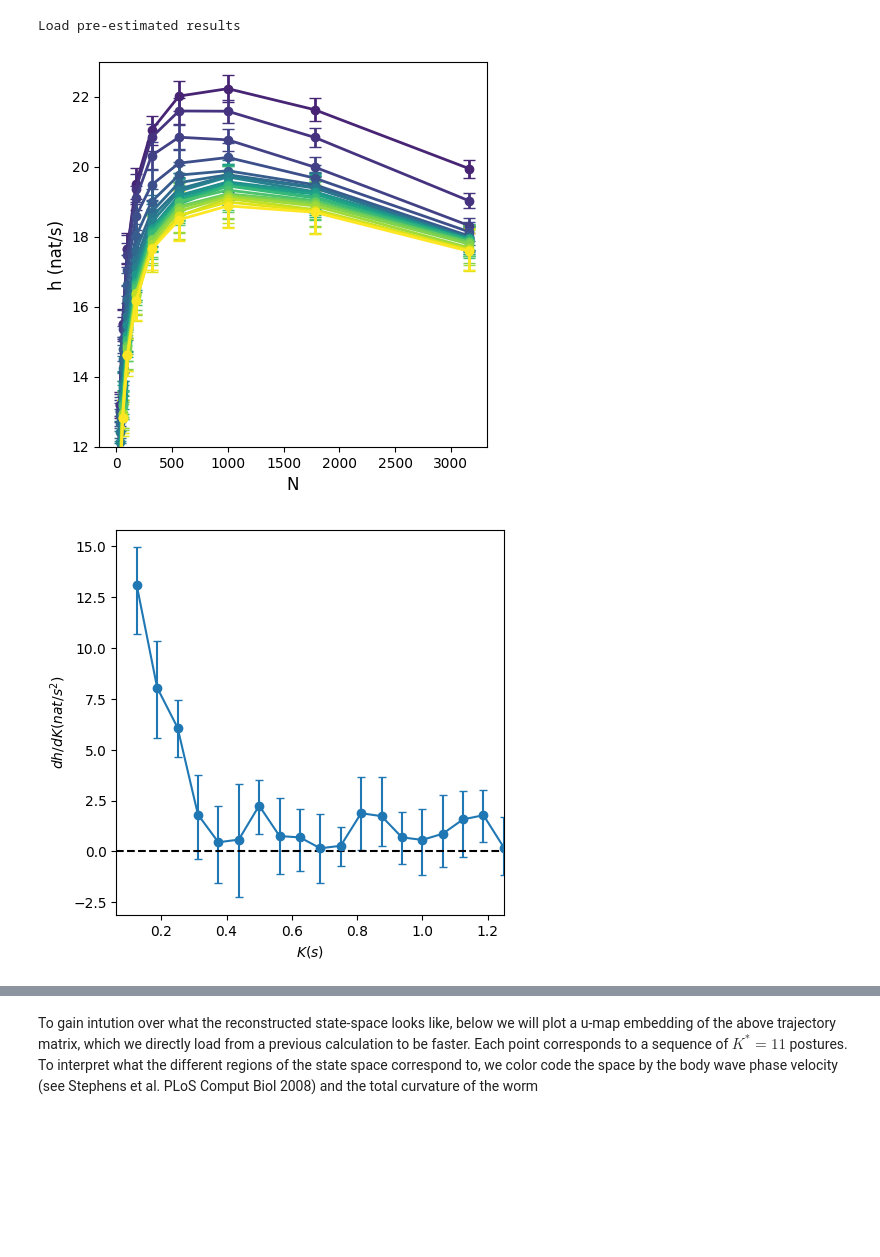
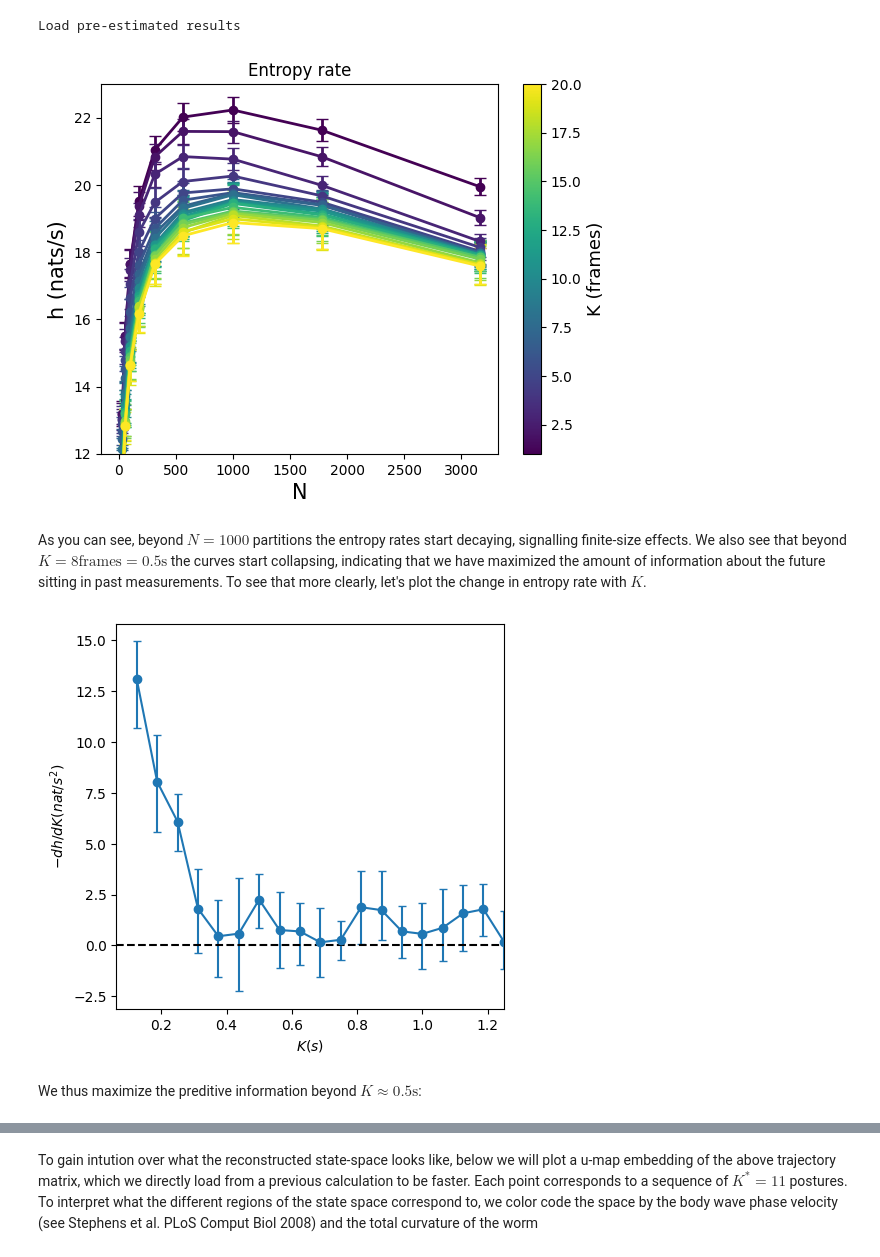
Before and after one commit to AntonioCCosta/DPG_PhysicsBehavior_2026, a Jupyter notebook: notebooks/notebook_4_worm.ipynb, the cells around one changed output, grey strips where cells are left out. Cells and saved outputs as stored; diff of their text form; code cells hidden in the pictures; blank space fills up the shorter version.

```diff
--- a/notebooks/notebook_4_worm.ipynb
+++ b/notebooks/notebook_4_worm.ipynb
@@ -185,26 +184,48 @@ f.close()
 # %% [output]
 Load pre-estimated results
 # %%
-plt.figure(figsize=(5,5))
-colors_K = plt.cm.viridis(np.linspace(.1,1,len(range_Ks)))
-for k,K in enumerate(range_Ks):
-    plt.errorbar(npartition_range,means_h[k],stds_h[k],c=colors_K[k],capsize=4,marker='o',lw=2)
+import matplotlib.pyplot as plt
+import numpy as np
+import matplotlib as mpl
+
+fig, ax = plt.subplots()
+
+plt.title('Entropy rate')
+
+colors_K = plt.cm.viridis(np.linspace(0, 1, len(range_Ks)))
+
+for k, K in enumerate(range_Ks):
+  ax.errorbar(npartition_range,means_h[k],stds_h[k],c=colors_K[k],capsize=4,marker='o',lw=2)
+
+ax.set_xlabel('N', fontsize=15)
+ax.set_ylabel('h (nats/s)', fontsize=15)
+
+# Create colorbar
+norm = mpl.colors.Normalize(vmin=min(range_Ks), vmax=max(range_Ks))
+sm = mpl.cm.ScalarMappable(cmap='viridis', norm=norm)
+sm.set_array([])
+
+cbar = fig.colorbar(sm, ax=ax)
+cbar.set_label('K (frames)', fontsize=13)
 plt.ylim(12,23)
-plt.xlabel('N',fontsize=12)
-plt.ylabel('h (nat/s)',fontsize=12)
+
 plt.show()
 # %% [output]
-[figure, old version]
+[figure, new version]
+# %% [markdown]
+As you can see, beyond $N=1000$ partitions the entropy rates start decaying, signalling finite-size effects. We also see that beyond $K=8 \text{frames}=0.5 \text{s}$ the curves start collapsing, indicating that we have maximized the amount of information about the future sitting in past measurements. To see that more clearly, let's plot the change in entropy rate with $K$.
 # %%
 plt.figure(figsize=(5,5))
 plt.errorbar(range_Ks[1:]*dt,mean_dh[1:],yerr = [mean_dh[1:]-cil_dh[1:],ciu_dh[1:]-mean_dh[1:]],capsize=3,marker='o')
 plt.axhline(0,ls='--',c='k')
 plt.xlim(dt,1.25)
-plt.ylabel('$dh/dK (nat/s^2)$')
+plt.ylabel('$-dh/dK (nat/s^2)$')
 plt.xlabel('$K(s)$')
 plt.show()
 # %% [output]
-[figure, old version]
+[figure, new version]
+# %% [markdown]
+We thus maximize the preditive information beyond $K\approx 0.5\text{s}$:
 # %%
 plt.figure(figsize=(5,5))
 plt.errorbar(range_Ks*dt,mean_Ipred,yerr = [mean_Ipred-cil_Ipred,ciu_Ipred-mean_Ipred],capsize=3,marker='o')
```
Also changed, not shown: parts of 9 cells of this notebook.
